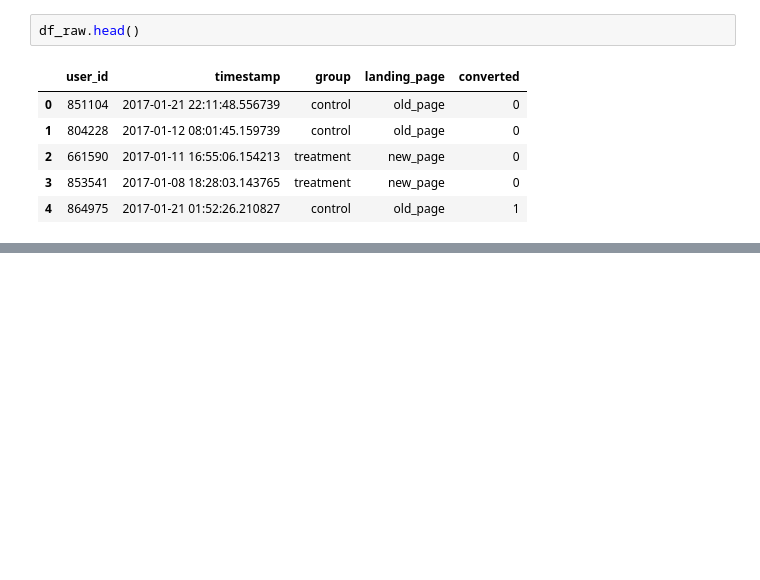
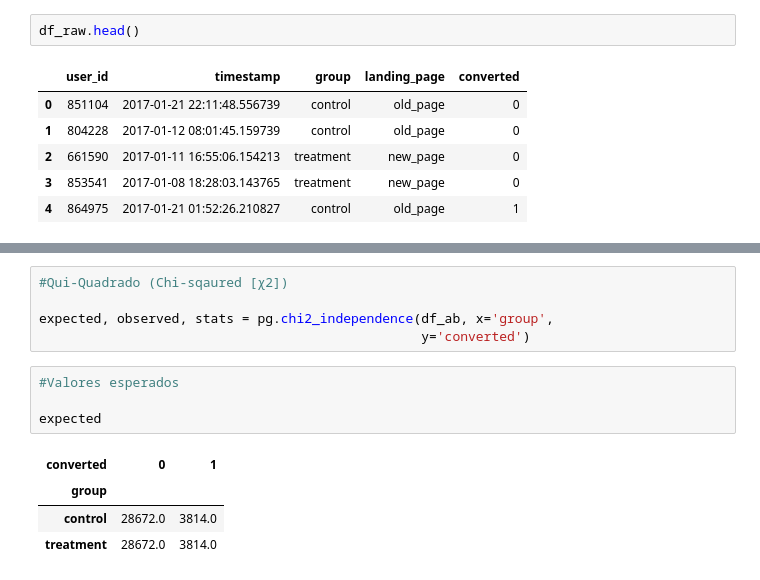
Before and after one commit to luisdzanetta/projects, a Jupyter notebook: Projeto_1_Teste_AB.ipynb, the cells around one changed output, grey strips where cells are left out. Saved outputs shown, nothing was run; the diff lists cells and outputs as text; blank space fills up the shorter version.

```diff
--- a/Projeto_1_Teste_AB.ipynb
+++ b/Projeto_1_Teste_AB.ipynb
@@ -116,0 +190,14 @@ NameError: ignored
+# %%
+#Qui-Quadrado (Chi-sqaured [χ2])
+
+expected, observed, stats = pg.chi2_independence(df_ab, x='group',
+                                                 y='converted')
+# %%
+#Valores esperados
+
+expected
+# %% [output]
+| converted | 0 | 1 |
+| group |  |  |
+| control | 28672.0 | 3814.0 |
+| treatment | 28672.0 | 3814.0 |
```
Also changed, not shown: parts of 31 cells of this notebook.
